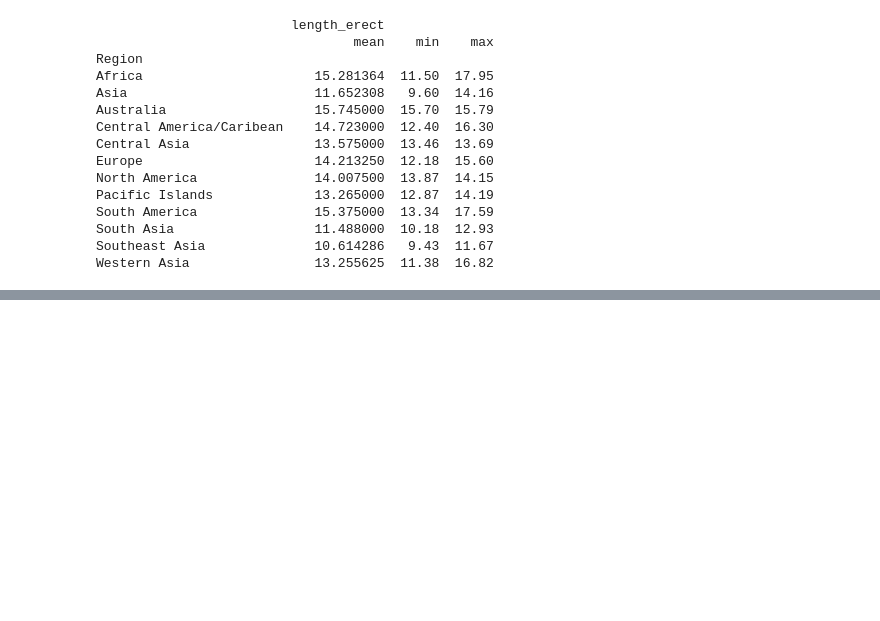
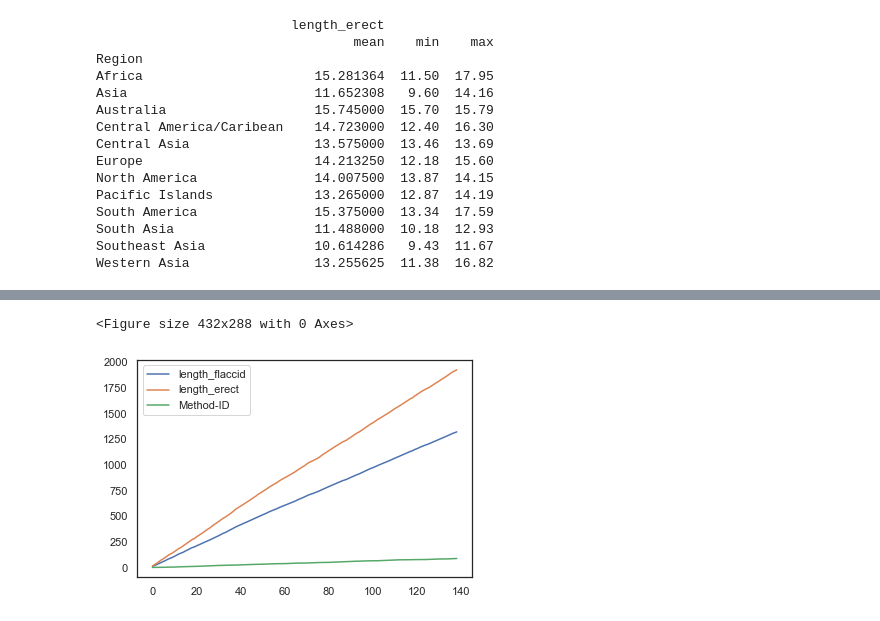
Before and after one commit to AviMegin/AI, a Jupyter notebook: Data/Penis.ipynb, the cells around one changed output, grey strips where cells are left out. Cells and saved outputs as stored; diff of their text form; code cells hidden in the pictures; blank space fills up the shorter version.

```diff
--- a/Data/Penis.ipynb
+++ b/Data/Penis.ipynb
@@ -111,0 +119,9 @@ Western Asia                13.255625  11.38  16.82
+# %%
+bb = penis.cumsum()
+
+plt.figure();
+
+bb.plot();
+# %% [output]
+<Figure size 432x288 with 0 Axes>
+[figure, added]
```
Also changed, not shown: parts of 15 cells of this notebook, 1 other file.
